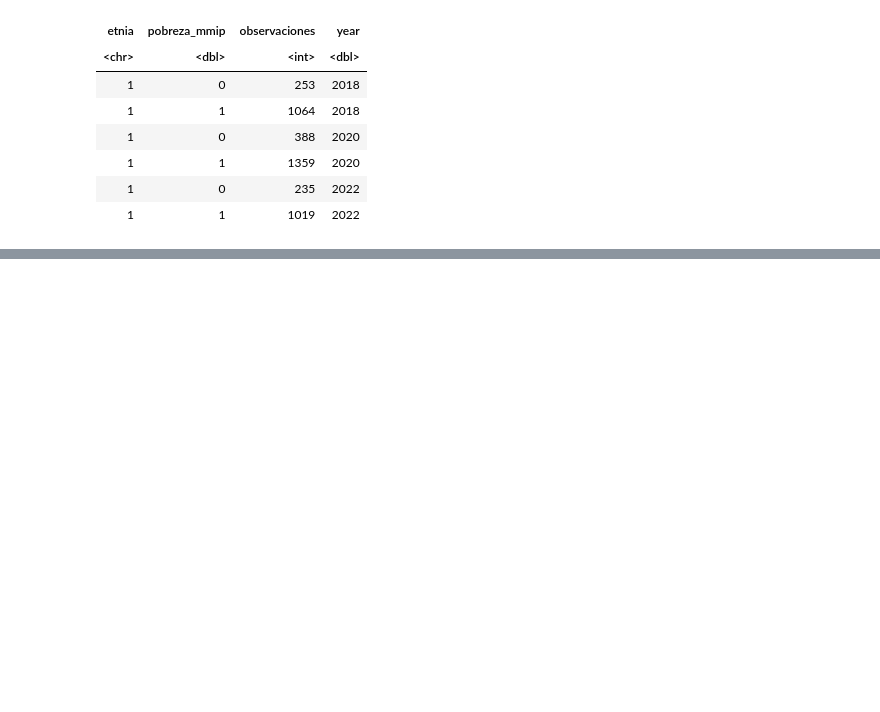
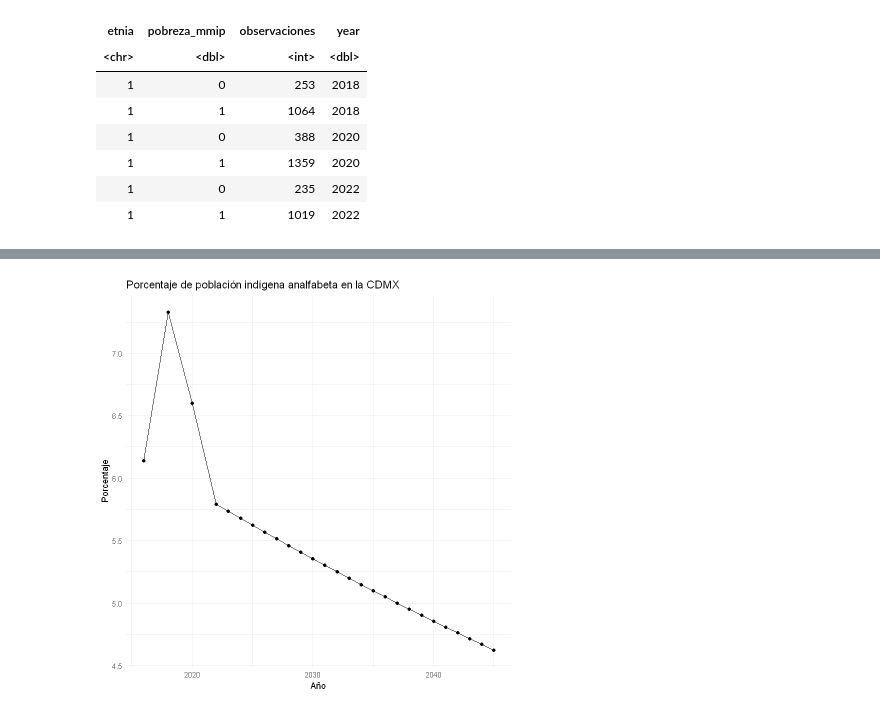
Before and after one commit to cpyp-ipdp/pgd_cdmx, a Jupyter notebook: indicadores/pueblos_indigenas/indicadores_pueblos_indigenas.ipynb, the cells around one changed output, grey strips where cells are left out. Cells and saved outputs as stored; diff of their text form; code cells hidden in the pictures; blank space fills up the shorter version.

Commit message:
Se agrega estimación de metas de población indígena analfabeta

```diff
--- a/indicadores/pueblos_indigenas/indicadores_pueblos_indigenas.ipynb
+++ b/indicadores/pueblos_indigenas/indicadores_pueblos_indigenas.ipynb
@@ -560,0 +542,7 @@ A grouped_df: 6 × 4
+# %%
+#Tabla de analfabetismo
+datos<-data.frame(tabla_analfabetismo$year,tabla_analfabetismo$porcentaje)%>%
+    rename(year=tabla_analfabetismo.year,
+             porcentaje=tabla_analfabetismo.porcentaje)%>%
+mutate(year=as.numeric(year))
+datos
@@ -560,0 +557,9 @@ A grouped_df: 6 × 4
+# %%
+##Calcular tasa de crecimiento promedio anual de 2016 a 2022
+
+valor_inicial<-datos$porcentaje[1]
+valor_final <- datos$porcentaje[length(datos$porcentaje)]
+n <- datos$year[length(datos$year)] - datos$year[1]
+
+tasa_crecimiento <- (valor_final / valor_inicial)^(1 / n) - 1
+tasa_crecimiento
@@ -560,0 +568,4 @@ A grouped_df: 6 × 4
+# %%
+proyecciones <- data.frame(year = seq(2023, 2045, by = 1))
+proyecciones$porcentaje <- valor_final * (1 + tasa_crecimiento)^(proyecciones$year - 2022)
+proyecciones
@@ -560,0 +592,3 @@ A grouped_df: 6 × 4
+# %%
+datos_proyectados <- rbind(datos, proyecciones)
+datos_proyectados
@@ -560,0 +615,11 @@ A grouped_df: 6 × 4
+# %%
+#Gráfica
+ggplot(datos_proyectados, aes(x = year, y = porcentaje)) +
+  geom_line() +
+  geom_point() +
+  labs(title = "Porcentaje de población indígena analfabeta en la CDMX",
+       x = "Año",
+       y = "Porcentaje") +
+  theme_minimal()
+# %% [output]
+[figure, added]
```
Also changed, not shown: parts of 13 cells of this notebook.
